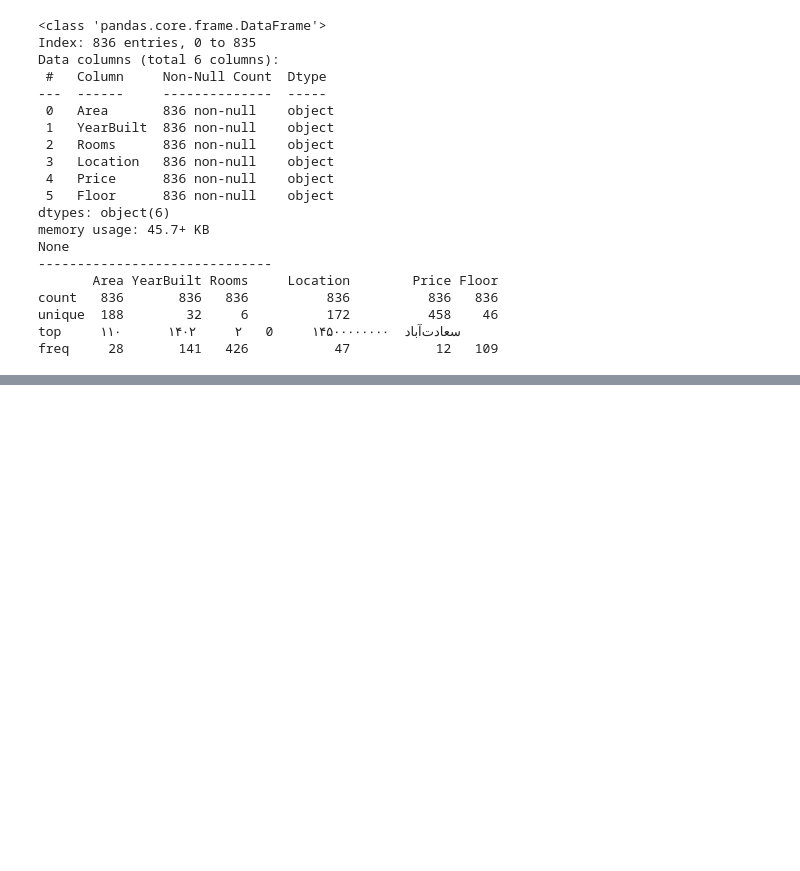
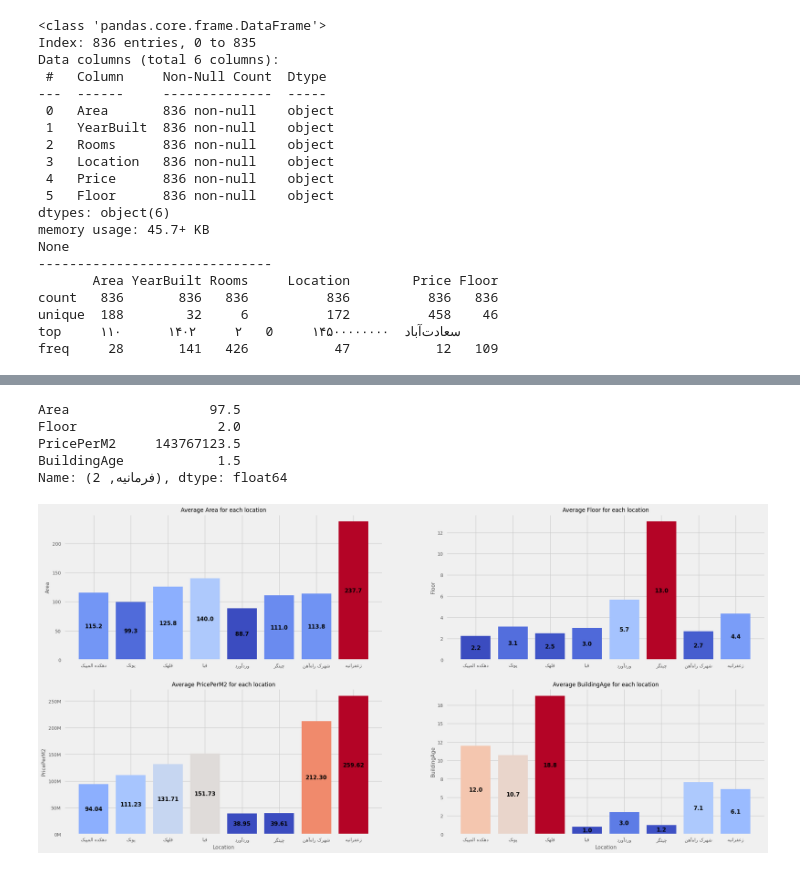
Before and after one commit to alavi-sam/house-analysis, a Jupyter notebook: analysis_notebook.ipynb, the cells around one changed output, grey strips where cells are left out. Drawn from its saved outputs; the diff is of its cells as text; code cells hidden in the pictures; blank space fills up the shorter version.

```diff
--- a/analysis_notebook.ipynb
+++ b/analysis_notebook.ipynb
@@ -7,7 +7,7 @@ import seaborn as sns
 import jdatetime
 from datetime import datetime
 pd.set_option('display.encoding', 'utf-8')
-plt.style.use('fivethirtyeight')
+plt.style.use('seaborn-notebook')
 # %%
 df = pd.read_csv(
     'houseData.csv',
@@ -135,11 +88,0 @@ df.to_csv('final.csv', encoding='utf-8-sig')
-# %%
-from sklearn.cluster import KMeans
-
-cluster_data = df[['Area', 'BuildingAge', 'Price', 'Rooms', 'Floor']]
-
-score_dict = {}
-
-for i in range(2, 10):
-    kmeans = KMeans(n_clusters=i, init='k-means++')
-    kmeans.fit(cluster_data)
-    score_dict[i] = kmeans.inertia_
@@ -173,0 +89,3 @@ See the caveats in the documentation: https://pandas.pydata.org/pandas-docs/stab
+# %%
+df = df.drop(['YearBuilt', 'Price'], axis=1)
+df.head()
@@ -173,0 +99,58 @@ See the caveats in the documentation: https://pandas.pydata.org/pandas-docs/stab
+# %%
+test = df.groupby(['Location', 'Rooms']).mean()
+test.index[0][0]
+test.loc['فرمانیه', 2]
+# %% [output]
+Area                  97.5
+Floor                  2.0
+PricePerM2     143767123.5
+BuildingAge            1.5
+Name: (فرمانیه, 2), dtype: float64
+# %%
+from bidi import algorithm as bidi_algorithm
+import arabic_reshaper
+import numpy as np
+from matplotlib.ticker import FuncFormatter
+from matplotlib import cm
+
+def add_value_label(bars: plt, ax):
+    for bar in bars:
+        value = bar
+
+
+top_10_locations_idx = df['Location'].value_counts(ascending=False)[:10]
+top_10_locations = df.loc[top_10_locations_idx, 'Location']
+
+df_top_10_location = df[df['Location'].isin(top_10_locations)]
+df_top_10_location.loc[:, "Location"] = df_top_10_location.loc[:, 'Location'].map(
+                                        lambda x: (bidi_algorithm.get_display(arabic_reshaper.reshape(x))))
+
+mean_values_location = df_top_10_location.groupby('Location').mean()
+mean_values_location.drop('Rooms', axis=1, inplace=True)
+
+fig, axes = plt.subplots(nrows=2, ncols=2, figsize=(30, 12))
+axes = axes.flatten()
+cmap = cm.get_cmap('coolwarm')
+rescale = lambda y: (y - np.min(y)) / (np.max(y) - np.min(y))
+
+for i, ax in enumerate(axes):
+    col = mean_values_location.columns[i]
+    bars = ax.bar(mean_values_location.index, mean_values_location.loc[:, col].values, align='center', color=cmap(rescale(mean_values_location.loc[:, col].values)))
+    if col == 'PricePerM2':
+        ax.bar_label(bars, fmt=lambda x: '{:.2f}'.format(x/1e+6) , label_type='center', fontsize=12, color='black', weight='bold')
+        ax.yaxis.set_major_formatter(FuncFormatter(lambda x, _: '{:.0f}M'.format(x / 1e6)))
+    else:
+        ax.bar_label(bars, fmt=lambda x: '{:.1f}'.format(x) , label_type='center', fontsize=12, color='black', weight='bold')
+        ax.yaxis.set_major_formatter(FuncFormatter(lambda x, _: '{:.0f}'.format(x/1)))
+    ax.set_ylabel(col)
+    if i >= 2:
+        ax.set_xlabel('Location')
+    ax.set_title(f"Average {col} for each location")
+
+
+# plt.tight_layout()
+plt.subplots_adjust(left=0.2, bottom=0.1, right=0.9, top=0.9, wspace=0.2, hspace=0.2)
+
+plt.show()
+# %% [output]
+[figure, added]
```
Also changed, not shown: parts of 10 cells of this notebook, 1 other file.
